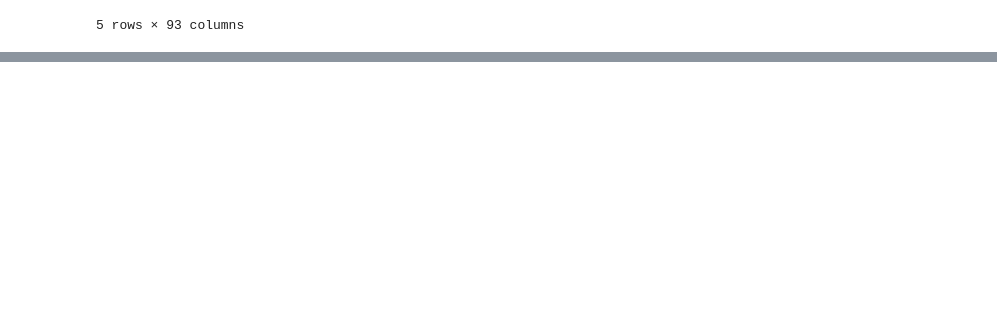
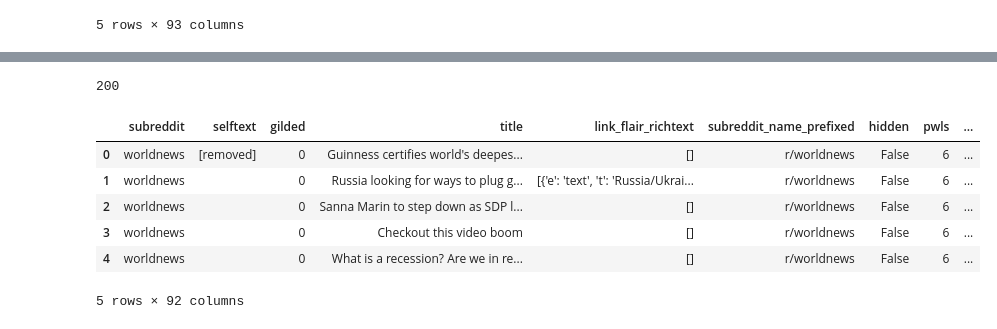
Before and after one commit to drossDS/Humor_Identification_with_NLP, a Jupyter notebook: code/1-Data_Collection.ipynb, the cells around one changed output, grey strips where cells are left out. Saved outputs shown, nothing was run; the diff lists cells and outputs as text; code cells hidden in the pictures; blank space fills up the shorter version.

```diff
--- a/code/1-Data_Collection.ipynb
+++ b/code/1-Data_Collection.ipynb
@@ -128,0 +220,11 @@ data_getter('worldnews', 6, 'worldnews')
+# %%
+data_getter('worldnews', 1, 'worldnews', 1680688103)
+# %% [output]
+200
+|  | subreddit | selftext | gilded | title | link_flair_richtext | subreddit_name_prefixed | hidden | pwls | ... |
+| 0 | worldnews | [removed] | 0 | Guinness certifies world's deepes... | [] | r/worldnews | False | 6 | ... |
+| 1 | worldnews |  | 0 | Russia looking for ways to plug g... | [{'e': 'text', 't': 'Russia/Ukrai... | r/worldnews | False | 6 | ... |
+| 2 | worldnews |  | 0 | Sanna Marin to step down as SDP l... | [] | r/worldnews | False | 6 | ... |
+| 3 | worldnews |  | 0 | Checkout this video boom | [] | r/worldnews | False | 6 | ... |
+| 4 | worldnews |  | 0 | What is a recession? Are we in re... | [] | r/worldnews | False | 6 | ... |
+5 rows × 92 columns
```
Also changed, not shown: parts of 6 cells of this notebook, 13 other files.
